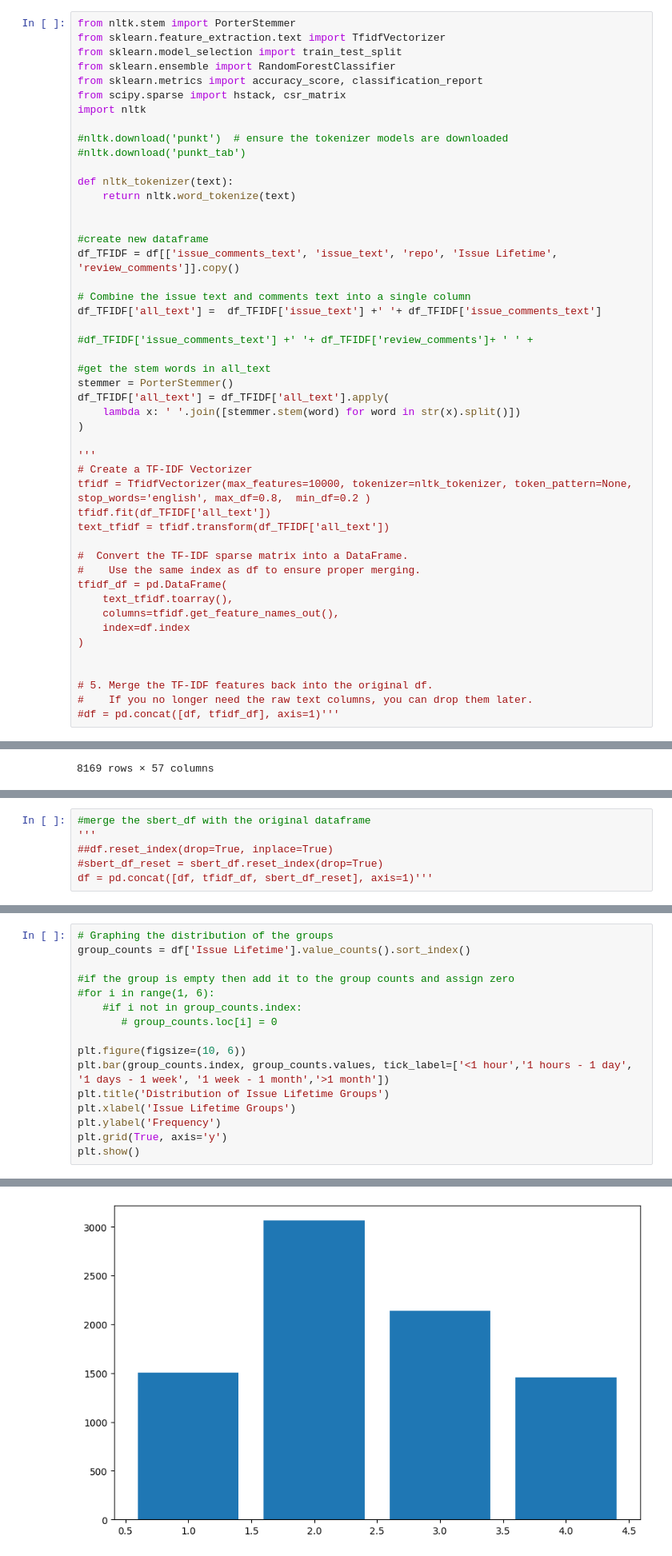
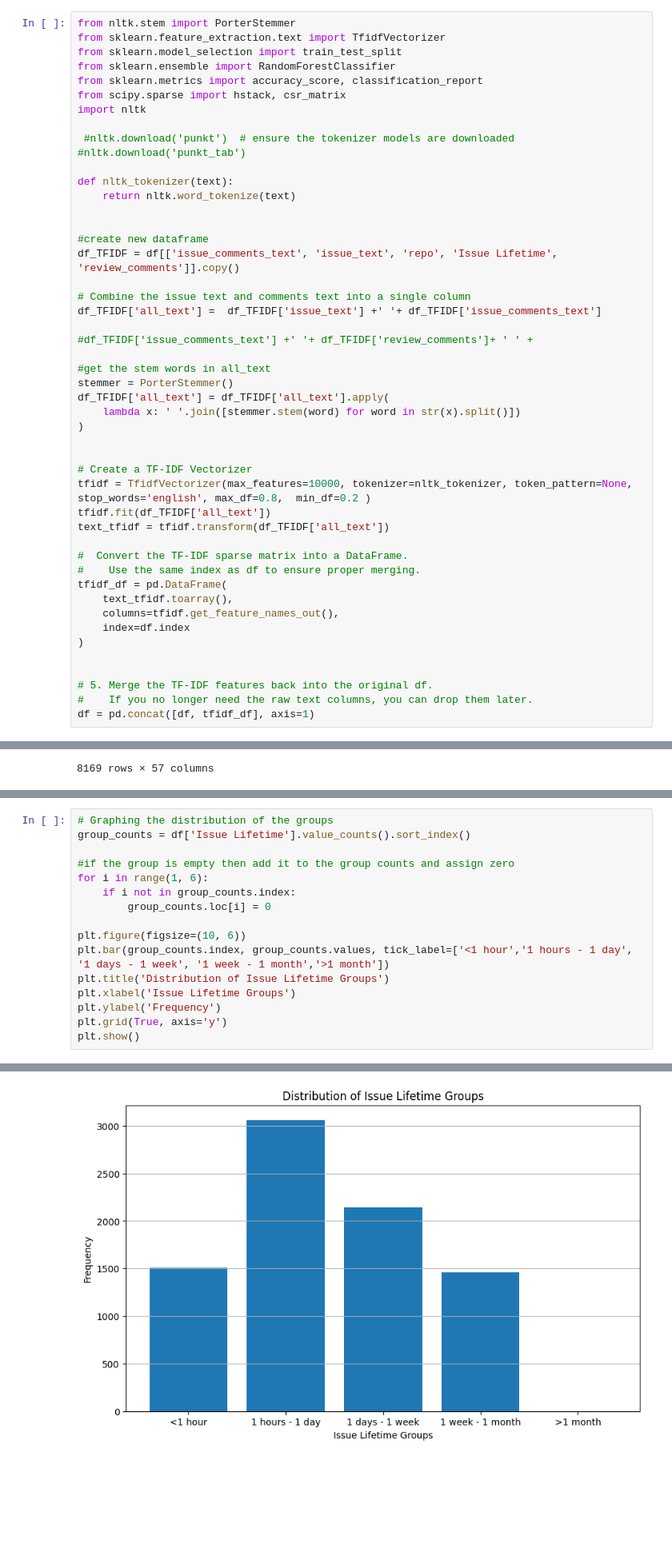
Before and after one commit to AtuAmbala/TTS, a Jupyter notebook: MARCH_2025/non_text_data_Jan25.ipynb, the cells around one changed output, grey strips where cells are left out. Shown at 80% size. Cells and saved outputs as stored; diff of their text form; blank space fills up the shorter version.

```diff
--- a/MARCH_2025/non_text_data_Jan25.ipynb
+++ b/MARCH_2025/non_text_data_Jan25.ipynb
@@ -367,7 +367,7 @@ from sklearn.metrics import accuracy_score, classification_report
 from scipy.sparse import hstack, csr_matrix
 import nltk
 
-#nltk.download('punkt')  # ensure the tokenizer models are downloaded
+ #nltk.download('punkt')  # ensure the tokenizer models are downloaded
 #nltk.download('punkt_tab')
 
 def nltk_tokenizer(text):
@@ -388,7 +388,7 @@ df_TFIDF['all_text'] = df_TFIDF['all_text'].apply(
     lambda x: ' '.join([stemmer.stem(word) for word in str(x).split()])
 )
 
-'''
+
 # Create a TF-IDF Vectorizer
 tfidf = TfidfVectorizer(max_features=10000, tokenizer=nltk_tokenizer, token_pattern=None, stop_words='english', max_df=0.8,  min_df=0.2 )
 tfidf.fit(df_TFIDF['all_text'])
@@ -405,4 +405,4 @@ tfidf_df = pd.DataFrame(
 
 # 5. Merge the TF-IDF features back into the original df.
 #    If you no longer need the raw text columns, you can drop them later.
-#df = pd.concat([df, tfidf_df], axis=1)'''
+df = pd.concat([df, tfidf_df], axis=1)
@@ -487,6 +447,0 @@ print(len(df), len(tfidf_df), len(sbert_df_reset)) '''
-# %%
-#merge the sbert_df with the original dataframe
-'''
-##df.reset_index(drop=True, inplace=True)
-#sbert_df_reset = sbert_df.reset_index(drop=True)
-df = pd.concat([df, tfidf_df, sbert_df_reset], axis=1)'''
@@ -527,9 +452,9 @@ Index(['pr_number', 'created_at', 'merged_at', 'author', 'number_of_comments',
 group_counts = df['Issue Lifetime'].value_counts().sort_index()
 
 #if the group is empty then add it to the group counts and assign zero
-#for i in range(1, 6):
-    #if i not in group_counts.index:
-       # group_counts.loc[i] = 0
+for i in range(1, 6):
+    if i not in group_counts.index:
+        group_counts.loc[i] = 0
 
 plt.figure(figsize=(10, 6))
 plt.bar(group_counts.index, group_counts.values, tick_label=['<1 hour','1 hours - 1 day', '1 days - 1 week', '1 week - 1 month','>1 month'])
@@ -543,4 +467,4 @@ ValueError: operands could not be broadcast together with remapped shapes [origi
-[figure, old version]
+[figure, new version]
 # %% [markdown]
 # More Feature Extraction
 # %%
```
Also changed, not shown: parts of 18 cells of this notebook.
